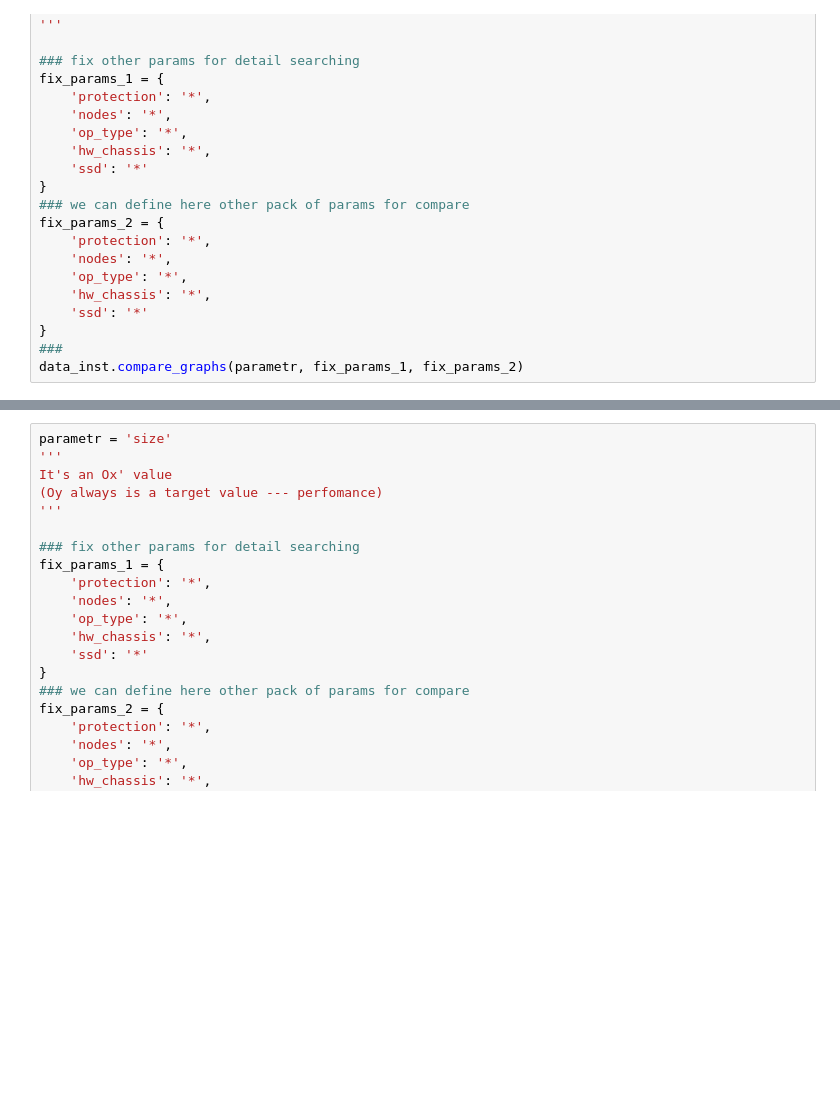
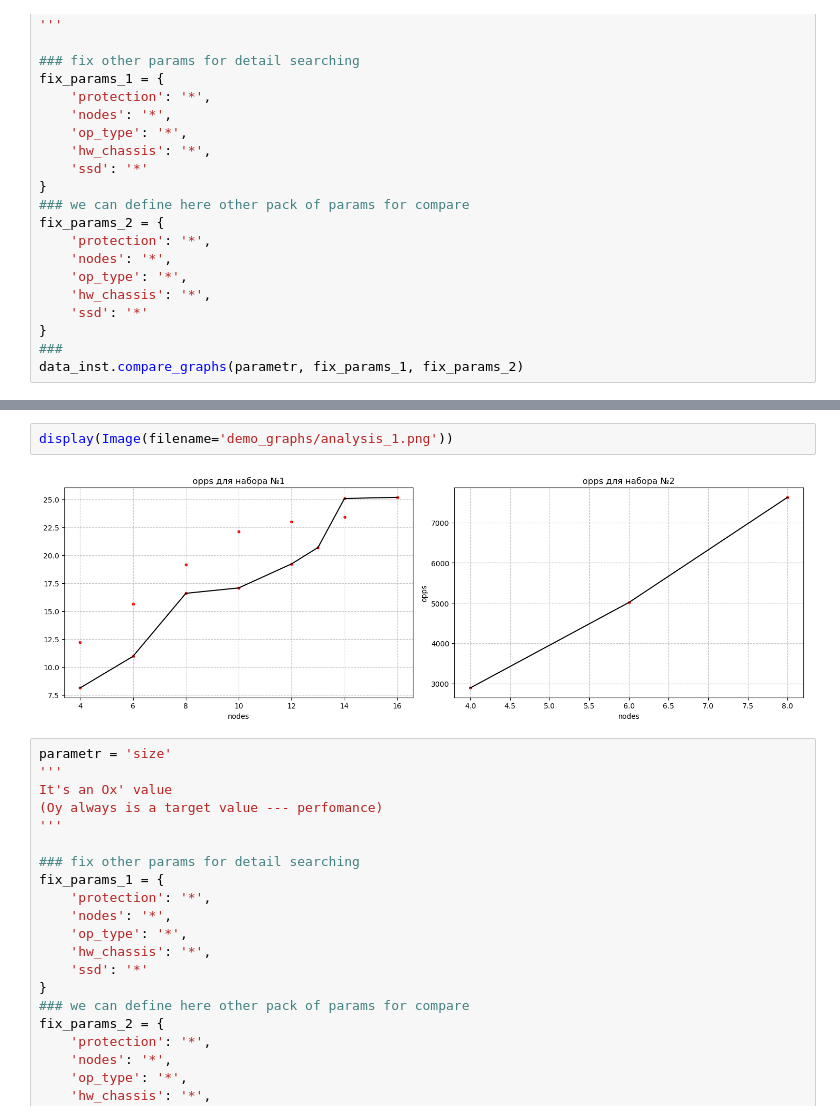
Before and after one commit to Sziringowski/SDS-modelling-demo, a Jupyter notebook: analysis.ipynb, the cells around one changed output, grey strips where cells are left out. Drawn from its saved outputs; the diff is of its cells as text; blank space fills up the shorter version.

Commit message:
fix images render

```diff
--- a/analysis.ipynb
+++ b/analysis.ipynb
@@ -104,3 +104,7 @@ data_inst.compare_graphs(parametr, fix_params_1, fix_params_2)
+# %%
+display(Image(filename='demo_graphs/analysis_1.png'))
+# %% [output]
+[figure, added]
 # %%
 parametr = 'size'
 '''
```
Also changed, not shown: parts of 4 cells of this notebook, 1 other file.
